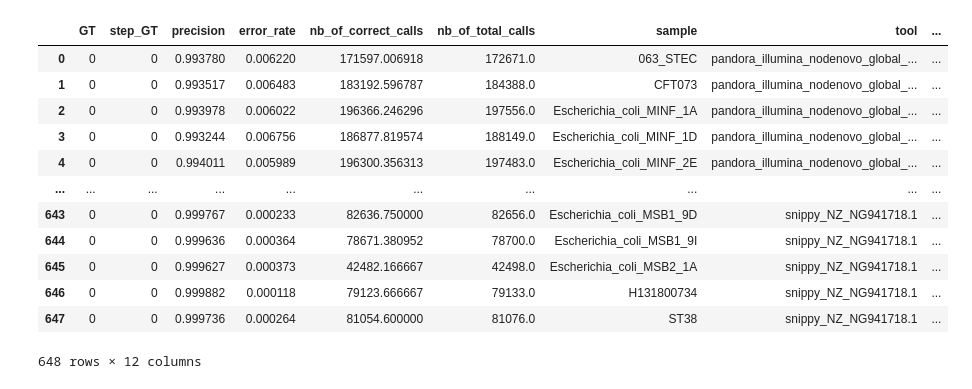
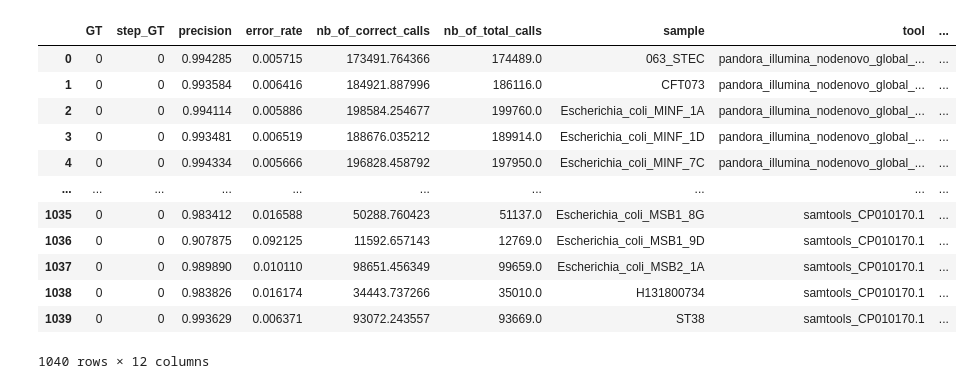
Before and after one commit to leoisl/pandora_paper_roc, a Jupyter notebook: eda/enrichment_of_FPs_per_sample/enrichment_of_FPs_per_sample.ipynb, the cells around one changed output. Cells and saved outputs as stored; diff of their text form; code cells hidden in the pictures.

```diff
--- a/eda/enrichment_of_FPs_per_sample/enrichment_of_FPs_per_sample.ipynb
+++ b/eda/enrichment_of_FPs_per_sample/enrichment_of_FPs_per_sample.ipynb
@@ -2,21 +2,22 @@
 import pandas as pd
 import plotly.express as px
 # %%
-precision_per_sample = pd.read_csv("precision_per_sample.tsv", sep="\t")
+precision_per_sample = pd.read_csv(snakemake.input.precision_per_sample, sep="\t")
+precision_per_sample.to_csv(snakemake.output.csv_data, index=False)
 precision_per_sample
 # %% [output]
 |  | GT | step_GT | precision | error_rate | nb_of_correct_calls | nb_of_total_calls | sample | tool | ... |
-| 0 | 0 | 0 | 0.993780 | 0.006220 | 171597.006918 | 172671.0 | 063_STEC | pandora_illumina_nodenovo_global_... | ... |
-| 1 | 0 | 0 | 0.993517 | 0.006483 | 183192.596787 | 184388.0 | CFT073 | pandora_illumina_nodenovo_global_... | ... |
-| 2 | 0 | 0 | 0.993978 | 0.006022 | 196366.246296 | 197556.0 | Escherichia_coli_MINF_1A | pandora_illumina_nodenovo_global_... | ... |
-| 3 | 0 | 0 | 0.993244 | 0.006756 | 186877.819574 | 188149.0 | Escherichia_coli_MINF_1D | pandora_illumina_nodenovo_global_... | ... |
-| 4 | 0 | 0 | 0.994011 | 0.005989 | 196300.356313 | 197483.0 | Escherichia_coli_MINF_2E | pandora_illumina_nodenovo_global_... | ... |
+| 0 | 0 | 0 | 0.994285 | 0.005715 | 173491.764366 | 174489.0 | 063_STEC | pandora_illumina_nodenovo_global_... | ... |
+| 1 | 0 | 0 | 0.993584 | 0.006416 | 184921.887996 | 186116.0 | CFT073 | pandora_illumina_nodenovo_global_... | ... |
+| 2 | 0 | 0 | 0.994114 | 0.005886 | 198584.254677 | 199760.0 | Escherichia_coli_MINF_1A | pandora_illumina_nodenovo_global_... | ... |
+| 3 | 0 | 0 | 0.993481 | 0.006519 | 188676.035212 | 189914.0 | Escherichia_coli_MINF_1D | pandora_illumina_nodenovo_global_... | ... |
+| 4 | 0 | 0 | 0.994334 | 0.005666 | 196828.458792 | 197950.0 | Escherichia_coli_MINF_7C | pandora_illumina_nodenovo_global_... | ... |
 | ... | ... | ... | ... | ... | ... | ... | ... | ... | ... |
-| 643 | 0 | 0 | 0.999767 | 0.000233 | 82636.750000 | 82656.0 | Escherichia_coli_MSB1_9D | snippy_NZ_NG941718.1 | ... |
-| 644 | 0 | 0 | 0.999636 | 0.000364 | 78671.380952 | 78700.0 | Escherichia_coli_MSB1_9I | snippy_NZ_NG941718.1 | ... |
-| 645 | 0 | 0 | 0.999627 | 0.000373 | 42482.166667 | 42498.0 | Escherichia_coli_MSB2_1A | snippy_NZ_NG941718.1 | ... |
-| 646 | 0 | 0 | 0.999882 | 0.000118 | 79123.666667 | 79133.0 | H131800734 | snippy_NZ_NG941718.1 | ... |
-| 647 | 0 | 0 | 0.999736 | 0.000264 | 81054.600000 | 81076.0 | ST38 | snippy_NZ_NG941718.1 | ... |
+| 1035 | 0 | 0 | 0.983412 | 0.016588 | 50288.760423 | 51137.0 | Escherichia_coli_MSB1_8G | samtools_CP010170.1 | ... |
+| 1036 | 0 | 0 | 0.907875 | 0.092125 | 11592.657143 | 12769.0 | Escherichia_coli_MSB1_9D | samtools_CP010170.1 | ... |
+| 1037 | 0 | 0 | 0.989890 | 0.010110 | 98651.456349 | 99659.0 | Escherichia_coli_MSB2_1A | samtools_CP010170.1 | ... |
+| 1038 | 0 | 0 | 0.983826 | 0.016174 | 34443.737266 | 35010.0 | H131800734 | samtools_CP010170.1 | ... |
+| 1039 | 0 | 0 | 0.993629 | 0.006371 | 93072.243557 | 93669.0 | ST38 | samtools_CP010170.1 | ... |
-648 rows × 12 columns
+1040 rows × 12 columns
 # %%
 fig = px.line(precision_per_sample, x="sample", y="error_rate", color='tool')
```
Also changed, not shown: parts of 3 cells of this notebook, 2 other files.
